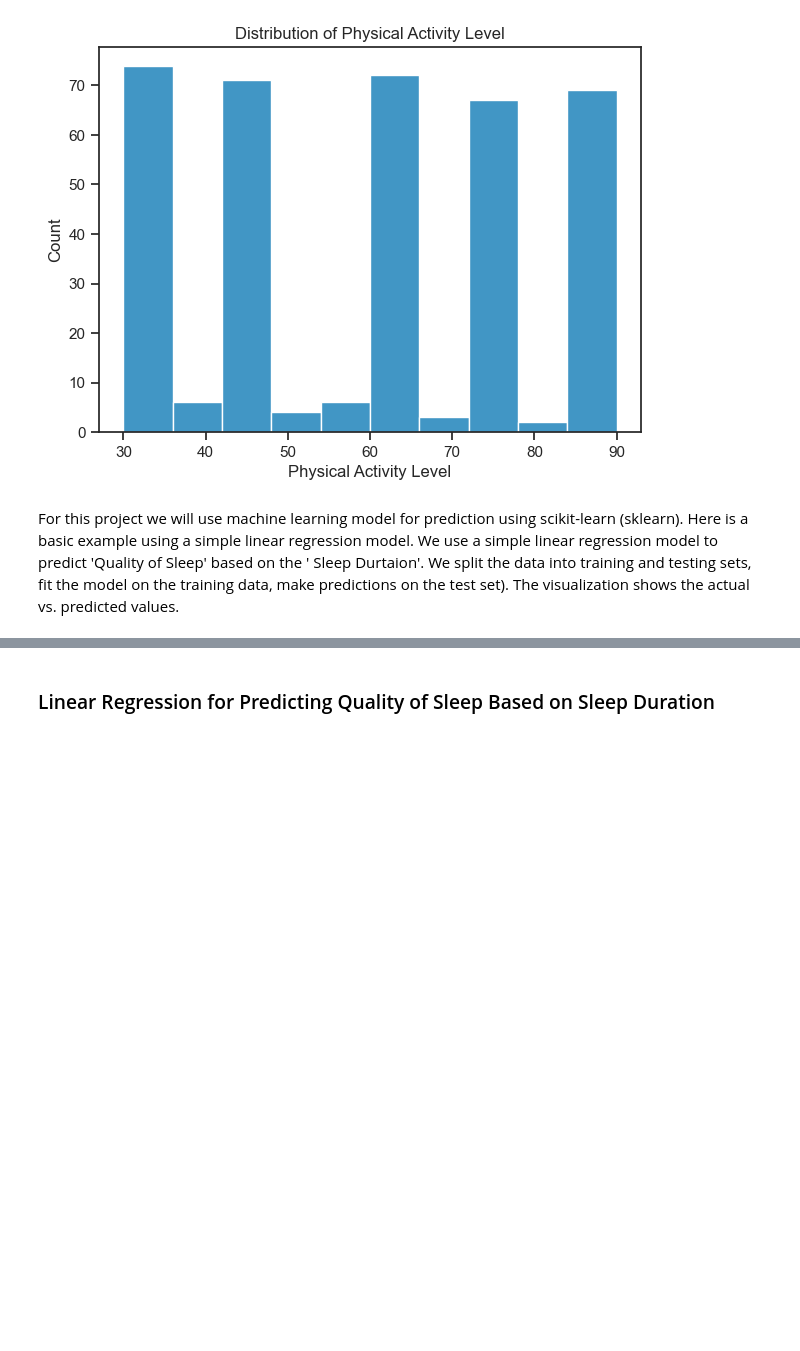
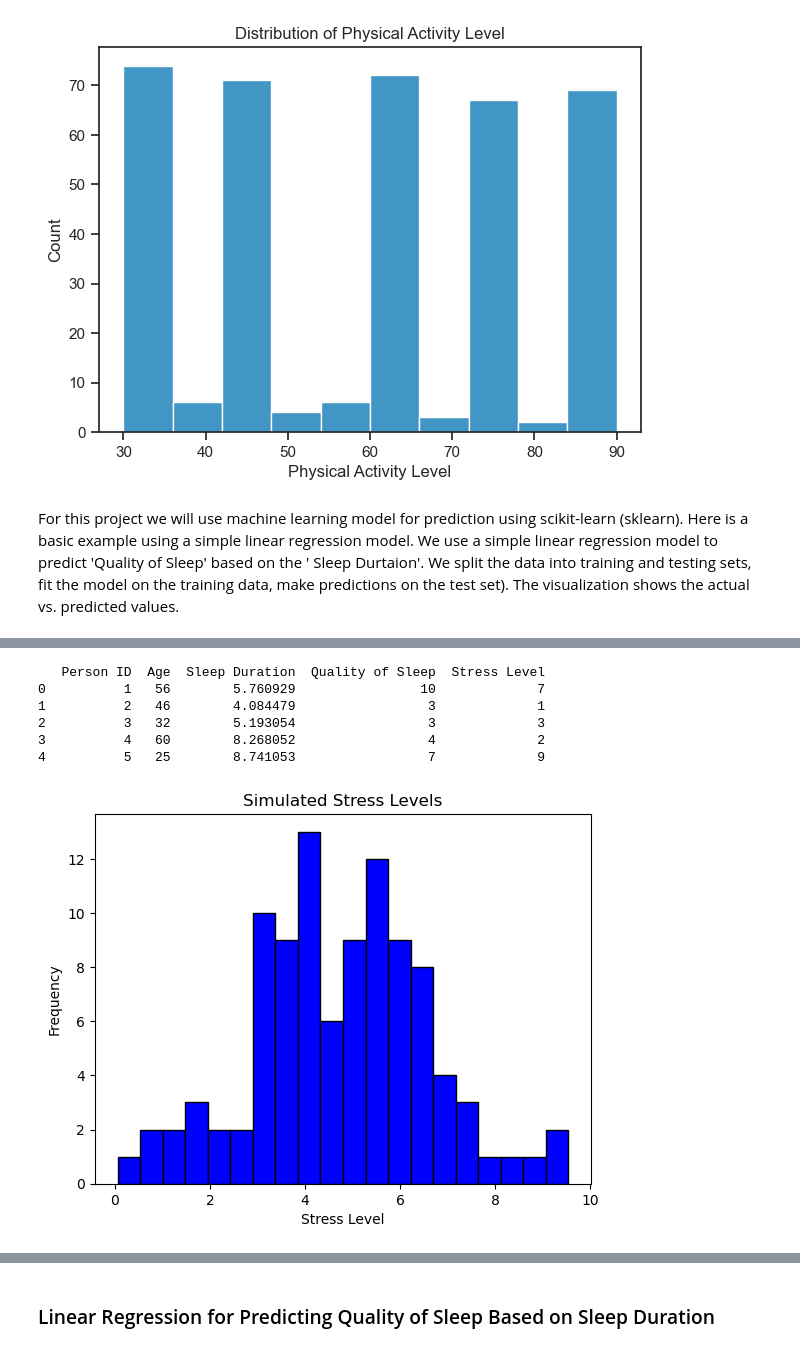
Before and after one commit to Waszka22/PfDA_Assignment, a Jupyter notebook: PfDA_Assignment.ipynb, the cells around one changed output, grey strips where cells are left out. Saved outputs shown, nothing was run; the diff lists cells and outputs as text; code cells hidden in the pictures; blank space fills up the shorter version.

Commit message:
simulate with normal distribution

```diff
--- a/PfDA_Assignment.ipynb
+++ b/PfDA_Assignment.ipynb
@@ -552,0 +555,42 @@ The visualization shows the actual vs. predicted values.
+# %%
+# set a random seed for reproducibility
+np.random.seed(42)
+
+# simulate a dataset with 100 rows
+num_rows = 100
+
+# create simulated data
+df2 = pd.DataFrame({
+    'Person ID': range(1, num_rows + 1),
+    'Age': np.random.randint(18, 65, num_rows),
+    'Sleep Duration': np.random.uniform(4, 10, num_rows),
+    'Quality of Sleep': np.random.randint(1, 11, num_rows),
+    'Stress Level': np.random.randint(1, 11, num_rows),
+})
+
+# display the first few rows of the simulated dataset
+print(df2.head())
+# %% [output]
+   Person ID  Age  Sleep Duration  Quality of Sleep  Stress Level
+0          1   56        5.760929                10             7
+1          2   46        4.084479                 3             1
+2          3   32        5.193054                 3             3
+3          4   60        8.268052                 4             2
+4          5   25        8.741053                 7             9
+# %%
+# simulate stress levels for 100 individuals with a normal distribution
+num_individuals = 100
+mean_stress = 5  # mean stress level
+std_dev_stress = 2  # standard deviation of stress level
+
+# generate random numbers
+stress_levels = np.random.normal(mean_stress, std_dev_stress, num_individuals)
+
+# plot the distribution
+plt.hist(stress_levels, bins=20, color='blue', edgecolor='black')
+plt.title('Simulated Stress Levels')
+plt.xlabel('Stress Level')
+plt.ylabel('Frequency')
+plt.show()
+# %% [output]
+[figure, added]
```
Also changed, not shown: parts of 8 cells of this notebook.
